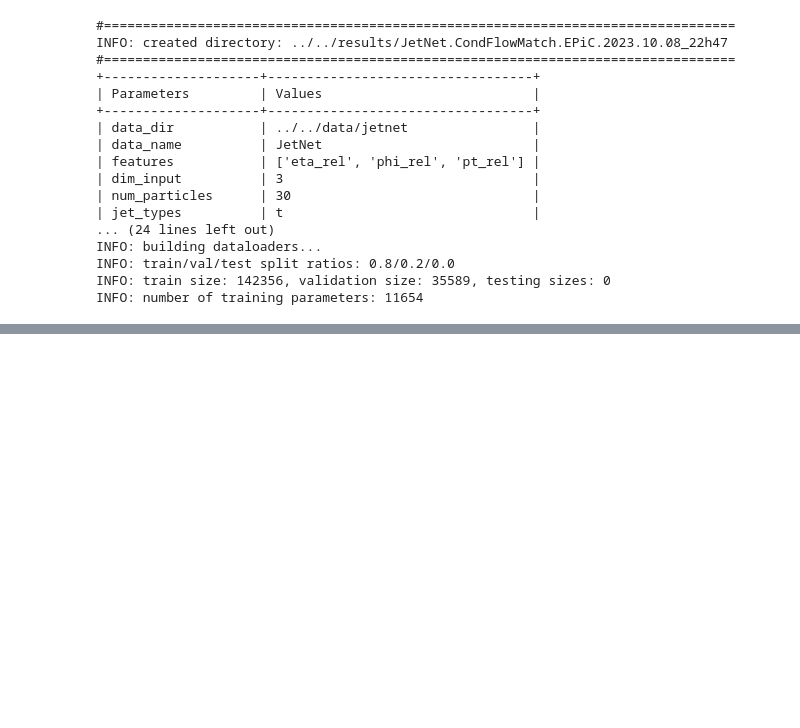
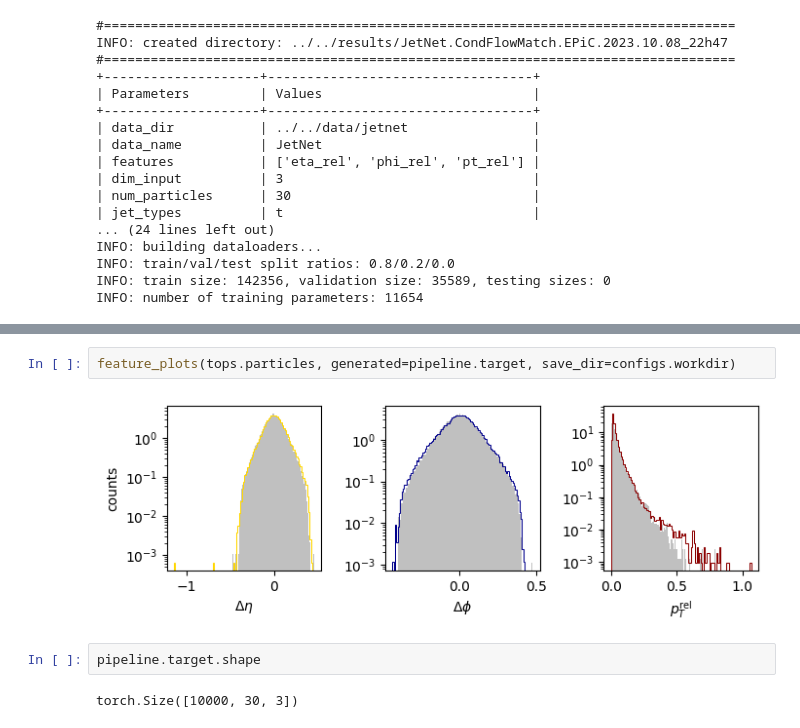
Before and after one commit to dfaroughy/DynGenModels, a Jupyter notebook: experiments/JetNet/jetnet.ipynb, the cells around one changed output, grey strips where cells are left out. Cells and saved outputs as stored; diff of their text form; blank space fills up the shorter version.

```diff
--- a/experiments/JetNet/jetnet.ipynb
+++ b/experiments/JetNet/jetnet.ipynb
@@ -115,0 +233,8 @@ feature_plots(tops.particles, pipeline.target, save_dir=configs.workdir)
+# %%
+feature_plots(tops.particles, generated=pipeline.target, save_dir=configs.workdir)
+# %% [output]
+[figure, added]
+# %%
+pipeline.target.shape
+# %% [output]
+torch.Size([10000, 30, 3])
```
Also changed, not shown: parts of 7 cells of this notebook, 1 other file.
